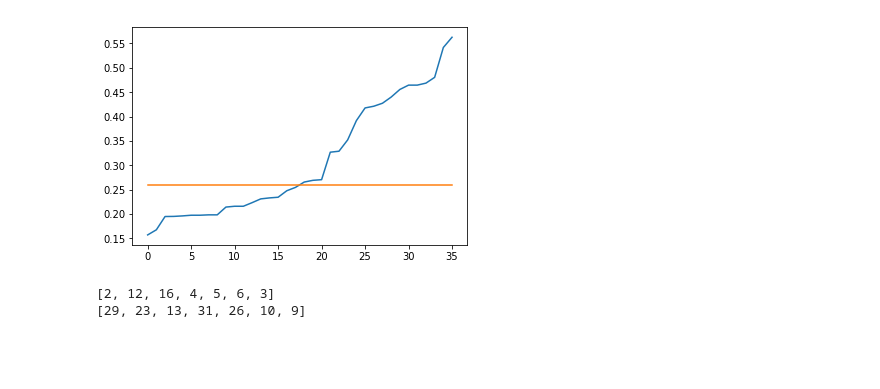
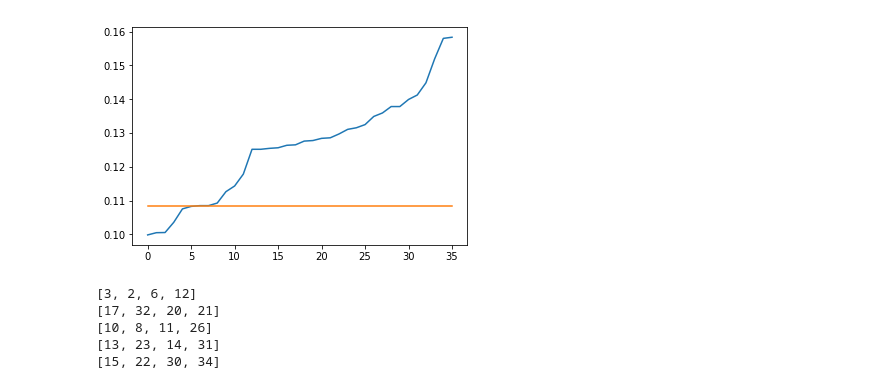
Before and after one commit to dkohlsdorf/wdp-ds, a Jupyter notebook: scripts/OfflineDensityBasedDiscoveryExperiment.ipynb, the cells around one changed output. Cells and saved outputs as stored; diff of their text form; code cells hidden in the pictures; blank space fills up the shorter version.

```diff
--- a/scripts/OfflineDensityBasedDiscoveryExperiment.ipynb
+++ b/scripts/OfflineDensityBasedDiscoveryExperiment.ipynb
@@ -15,36 +15,36 @@ def min_k(x, x_id, k):
     val = [(v, i) for i, v in enumerate(list(x)) if i != x_id]
     val = sorted(val, key=lambda x: x[0])
     return val[0:k]
 
 def is_max(i, knn, densities):
     maximum = True
     for k in knn:
         maximum = maximum and densities[i] > densities[k[1]]
     return maximum
 
 def dense_region(i, knn):
     knn_ids = [x[1] for x in knn]
     knn_ids.append(i)
     return knn_ids
 
 def density(x, k):
     knns = []
     for i in range(0, len(x)):
         knns.append(min_k(x[i, :], i, k))
     dense = np.zeros(len(knns))
     for i, knn in enumerate(knns):
         dense[i] = 1.0 / knn[-1][0]
-    th = np.percentile(dense, 50)
+    th = np.percentile(dense, 15)
 
     plt.plot(sorted(dense))
     plt.plot(np.ones(len(dense)) * th)
     plt.show()
 
     return [dense_region(i, knn) for i, knn in enumerate(knns) if is_max(i, knn, dense) and dense[i] >= th]
 
-clusters = density(distances, 6)
+clusters = density(distances, 3)
 # %% [output]
-[figure, old version]
+[figure, new version]
 # %%
 c = [[] for i in range(len(clusters))]
 for cluster_id, x in enumerate(clusters):
@@ -52,8 +52,11 @@ for cluster_id, x in enumerate(clusters):
     for i in x:
         c[cluster_id].append(latent[i][1])
 # %% [output]
-[2, 12, 16, 4, 5, 6, 3]
-[29, 23, 13, 31, 26, 10, 9]
+[3, 2, 6, 12]
+[17, 32, 20, 21]
+[10, 8, 11, 26]
+[13, 23, 14, 31]
+[15, 22, 30, 34]
 # %%
 from numpy.fft import fft
 
```
Also changed, not shown: parts of 2 cells of this notebook, 37 other files.
